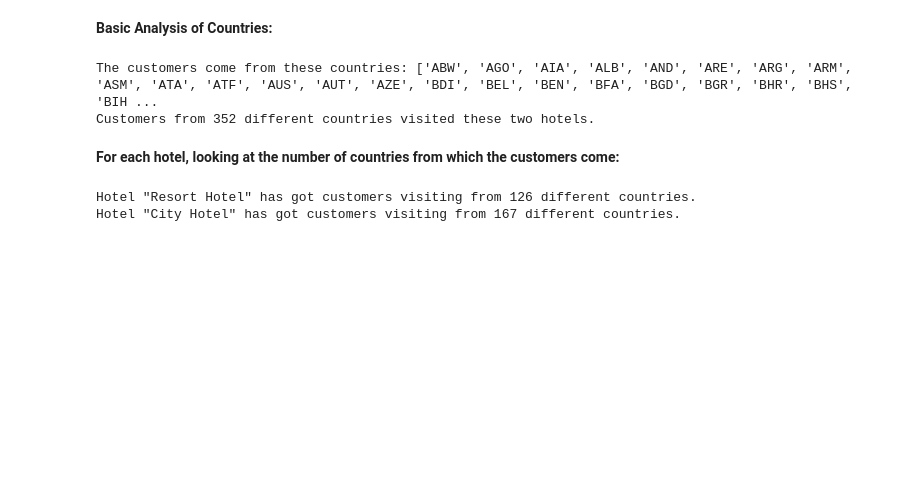
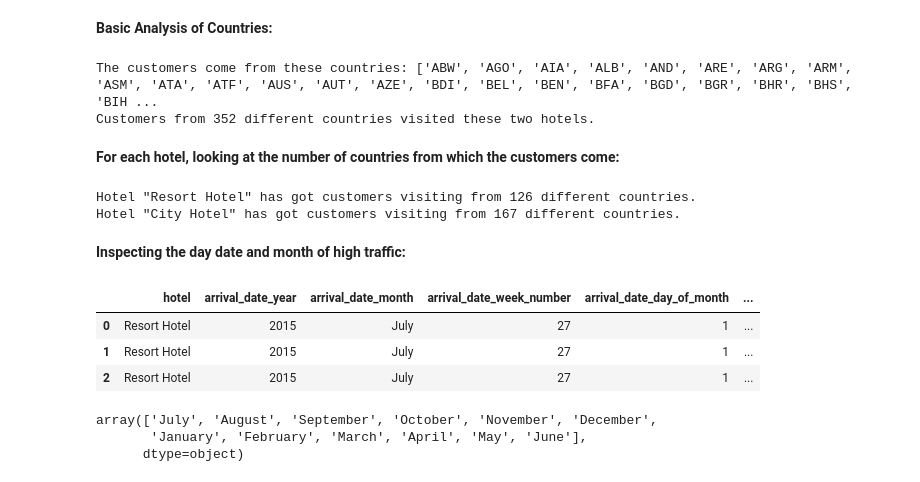
Before and after one commit to V-dit/EDA-hotel-booking-analysis, a Jupyter notebook: Hotel_Booking_Analysis_Capstone_Project.ipynb, the cells around one changed output. Saved outputs shown, nothing was run; the diff lists cells and outputs as text; code cells hidden in the pictures; blank space fills up the shorter version.

```diff
--- a/Hotel_Booking_Analysis_Capstone_Project.ipynb
+++ b/Hotel_Booking_Analysis_Capstone_Project.ipynb
@@ -156,3 +164,23 @@ print(f'Hotel "City Hotel" has got customers visiting from {len(city_hotel_count
 # %% [output]
 Hotel "Resort Hotel" has got customers visiting from 126 different countries.
 Hotel "City Hotel" has got customers visiting from 167 different countries.
+# %% [markdown]
+**Inspecting the day date and month of high traffic:**
+# %%
+# Inspecting the date/ day and month of high traffic
+hotel_dates = hotel_df[['hotel', 'arrival_date_year', 'arrival_date_month', 'arrival_date_week_number',
+                        'arrival_date_day_of_month', 'stays_in_weekend_nights', 'stays_in_week_nights',
+                        'adults', 'children', 'babies', 'is_repeated_guest']]
+hotel_dates.head(3)
+# %% [output]
+|  | hotel | arrival_date_year | arrival_date_month | arrival_date_week_number | arrival_date_day_of_month | ... |
+| 0 | Resort Hotel | 2015 | July | 27 | 1 | ... |
+| 1 | Resort Hotel | 2015 | July | 27 | 1 | ... |
+| 2 | Resort Hotel | 2015 | July | 27 | 1 | ... |
+# %%
+# Group the data by years, month and week number
+hotel_dates.arrival_date_month.unique()
+# %% [output]
+array(['July', 'August', 'September', 'October', 'November', 'December',
+       'January', 'February', 'March', 'April', 'May', 'June'],
+      dtype=object)
```
Also changed, not shown: parts of 1 cell of this notebook.
